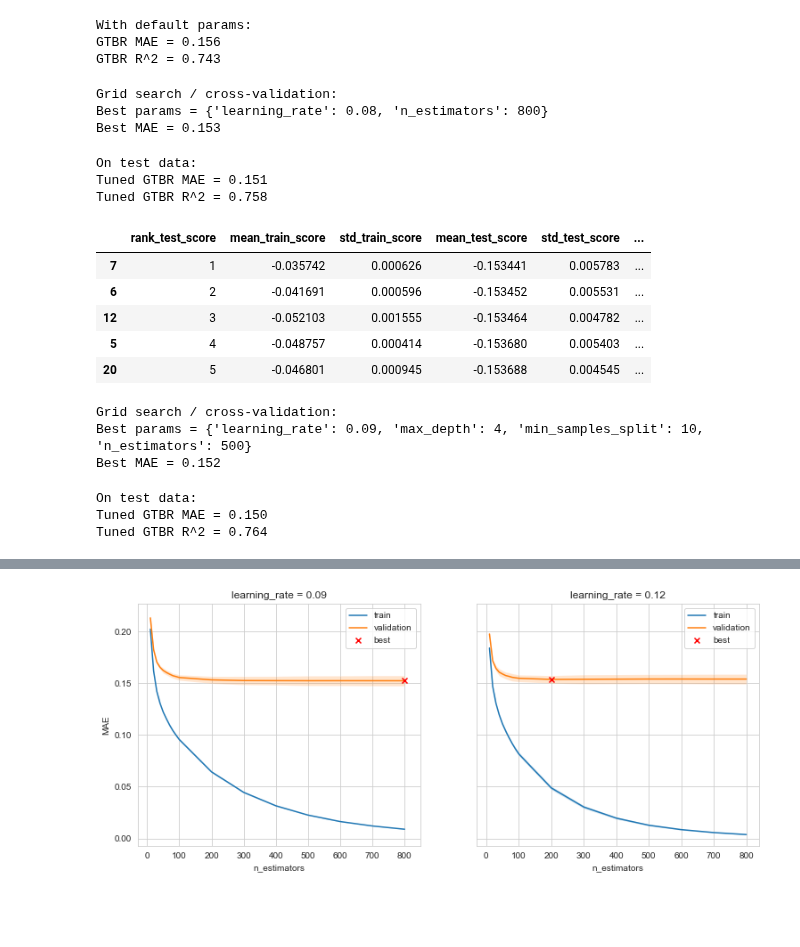
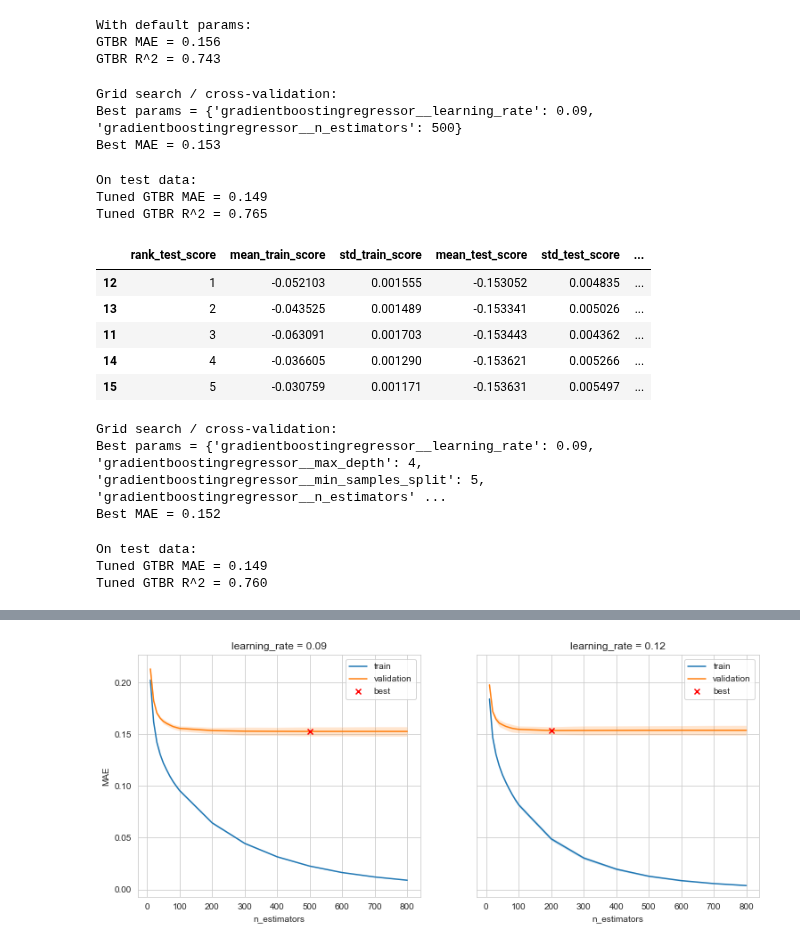
Before and after one commit to jschrein/epfl-exts-adsml-capstone-project, a Jupyter notebook: Gradient Tree Boosting.ipynb, the cells around one changed output, grey strips where cells are left out. Drawn from its saved outputs; the diff is of its cells as text; code cells hidden in the pictures; blank space fills up the shorter version.

```diff
--- a/Gradient Tree Boosting.ipynb
+++ b/Gradient Tree Boosting.ipynb
@@ -58,66 +59,68 @@ GTBR MAE = 0.156
 GTBR R^2 = 0.743
 # %%
 parameters = {
-    "learning_rate": [0.08, 0.09, 0.1, 0.11, 0.12 ],
-    "n_estimators": np.linspace(100, 800, 8, dtype=int)
+    "gradientboostingregressor__learning_rate": [0.08, 0.09, 0.1, 0.11, 0.12 ],
+    "gradientboostingregressor__n_estimators": np.linspace(100, 800, 8, dtype=int)
 }
-gcv = GridSearchCV(gtbr, parameters, scoring = "neg_mean_absolute_error", cv = 5, n_jobs=12, return_train_score=True)
-gcv.fit(X_train, y_train)
+gcv_gtbr = GridSearchCV(gtbr, parameters, scoring = "neg_mean_absolute_error", cv = 5, n_jobs=12, return_train_score=True)
+gcv_gtbr.fit(X_train, y_train)
 print("Grid search / cross-validation:")
-print("Best params = {}".format(gcv.best_params_))
-print("Best MAE = {:.3f}".format(-gcv.best_score_))
+print("Best params = {}".format(gcv_gtbr.best_params_))
+print("Best MAE = {:.3f}".format(-gcv_gtbr.best_score_))
 # %% [output]
 Grid search / cross-validation:
-Best params = {'learning_rate': 0.08, 'n_estimators': 800}
+Best params = {'gradientboostingregressor__learning_rate': 0.09, 'gradientboostingregressor__n_estimators': 500}
 Best MAE = 0.153
 # %%
-gcv_test_pred = gcv.predict(X_test)
-gcv_test_mae = mean_absolute_error(y_test, gcv_test_pred)
-gcv_test_r2 = r2_score(y_test, gcv_test_pred)
+gcv_gtbr_test_pred = gcv_gtbr.predict(X_test)
+gcv_gtbr_test_mae = mean_absolute_error(y_test, gcv_gtbr_test_pred)
+gcv_gtbr_test_r2 = r2_score(y_test, gcv_gtbr_test_pred)
 print("On test data:")
-print("Tuned GTBR MAE = {:.3f}".format(gcv_test_mae))
-print("Tuned GTBR R^2 = {:.3f}".format(gcv_test_r2))
+print("Tuned GTBR MAE = {:.3f}".format(gcv_gtbr_test_mae))
+print("Tuned GTBR R^2 = {:.3f}".format(gcv_gtbr_test_r2))
 # %% [output]
 On test data:
-Tuned GTBR MAE = 0.151
-Tuned GTBR R^2 = 0.758
+Tuned GTBR MAE = 0.149
+Tuned GTBR R^2 = 0.765
 # %%
-df_gcv = pd.DataFrame(gcv.cv_results_)[['rank_test_score', 'mean_train_score', 'std_train_score', 'mean_test_score',
-                                         'std_test_score', 'param_learning_rate', 'param_n_estimators']].sort_values(by='rank_test_score')
-df_gcv.head()
+df_gcv_gtbr = pd.DataFrame(gcv_gtbr.cv_results_)[
+    ['rank_test_score', 'mean_train_score', 'std_train_score', 'mean_test_score', 'std_test_score',
+     'param_gradientboostingregressor__learning_rate', 'param_gradientboostingregressor__n_estimators']
+    ].sort_values(by='rank_test_score')
+df_gcv_gtbr.head()
 # %% [output]
 |  | rank_test_score | mean_train_score | std_train_score | mean_test_score | std_test_score | ... |
-| 7 | 1 | -0.035742 | 0.000626 | -0.153441 | 0.005783 | ... |
-| 6 | 2 | -0.041691 | 0.000596 | -0.153452 | 0.005531 | ... |
-| 12 | 3 | -0.052103 | 0.001555 | -0.153464 | 0.004782 | ... |
-| 5 | 4 | -0.048757 | 0.000414 | -0.153680 | 0.005403 | ... |
-| 20 | 5 | -0.046801 | 0.000945 | -0.153688 | 0.004545 | ... |
+| 12 | 1 | -0.052103 | 0.001555 | -0.153052 | 0.004835 | ... |
+| 13 | 2 | -0.043525 | 0.001489 | -0.153341 | 0.005026 | ... |
+| 11 | 3 | -0.063091 | 0.001703 | -0.153443 | 0.004362 | ... |
+| 14 | 4 | -0.036605 | 0.001290 | -0.153621 | 0.005266 | ... |
+| 15 | 5 | -0.030759 | 0.001171 | -0.153631 | 0.005497 | ... |
 # %%
 parameters2 = {
-    "learning_rate": [0.09],
-    "n_estimators": [500],
-    "max_depth": np.linspace(1, 10, 10, dtype=int),
-    "min_samples_split": np.linspace(2, 10, 10, dtype=int)
+    "gradientboostingregressor__learning_rate": [0.09],
+    "gradientboostingregressor__n_estimators": [500],
+    "gradientboostingregressor__max_depth": np.linspace(1, 10, 10, dtype=int),
+    "gradientboostingregressor__min_samples_split": np.linspace(2, 10, 10, dtype=int)
 }
-gcv2= GridSearchCV(gtbr, parameters2, scoring = "neg_mean_absolute_error", cv = 5, n_jobs=12, return_train_score=True)
-gcv2.fit(X_train, y_train)
+gcv2_gtbr = GridSearchCV(gtbr, parameters2, scoring = "neg_mean_absolute_error", cv = 5, n_jobs=12, return_train_score=True)
+gcv2_gtbr.fit(X_train, y_train)
 print("Grid search / cross-validation:")
-print("Best params = {}".format(gcv2.best_params_))
-print("Best MAE = {:.3f}".format(-gcv2.best_score_))
+print("Best params = {}".format(gcv2_gtbr.best_params_))
+print("Best MAE = {:.3f}".format(-gcv2_gtbr.best_score_))
 # %% [output]
 Grid search / cross-validation:
-Best params = {'learning_rate': 0.09, 'max_depth': 4, 'min_samples_split': 10, 'n_estimators': 500}
+Best params = {'gradientboostingregressor__learning_rate': 0.09, 'gradientboostingregressor__max_depth': 4, 'gradientboostingregressor__min_samples_split': 5, 'gradientboostingregressor__n_estimators' ...
 Best MAE = 0.152
 # %%
-gcv2_test_pred = gcv2.predict(X_test)
-gcv2_test_mae = mean_absolute_error(y_test, gcv2_test_pred)
-gcv2_test_r2 = r2_score(y_test, gcv2_test_pred)
+gcv2_gtbr_test_pred = gcv2_gtbr.predict(X_test)
+gcv2__gtbr_test_mae = mean_absolute_error(y_test, gcv2_gtbr_test_pred)
+gcv2_gtbr_test_r2 = r2_score(y_test, gcv2_gtbr_test_pred)
 print("On test data:")
-print("Tuned GTBR MAE = {:.3f}".format(gcv2_test_mae))
-print("Tuned GTBR R^2 = {:.3f}".format(gcv2_test_r2))
-save_score("gtbr", gcv2_test_mae, gcv2_test_r2, os.path.join("data", "results", "model_scores.csv"))
+print("Tuned GTBR MAE = {:.3f}".format(gcv2__gtbr_test_mae))
+print("Tuned GTBR R^2 = {:.3f}".format(gcv2_gtbr_test_r2))
+save_score("gtbr", gcv2__gtbr_test_mae, gcv2_gtbr_test_r2, os.path.join("data", "results", "model_scores.csv"))
 # %% [output]
 On test data:
-Tuned GTBR MAE = 0.150
-Tuned GTBR R^2 = 0.764
+Tuned GTBR MAE = 0.149
+Tuned GTBR R^2 = 0.760
 # %%
```
Also changed, not shown: parts of 17 cells of this notebook, 1 other file.
